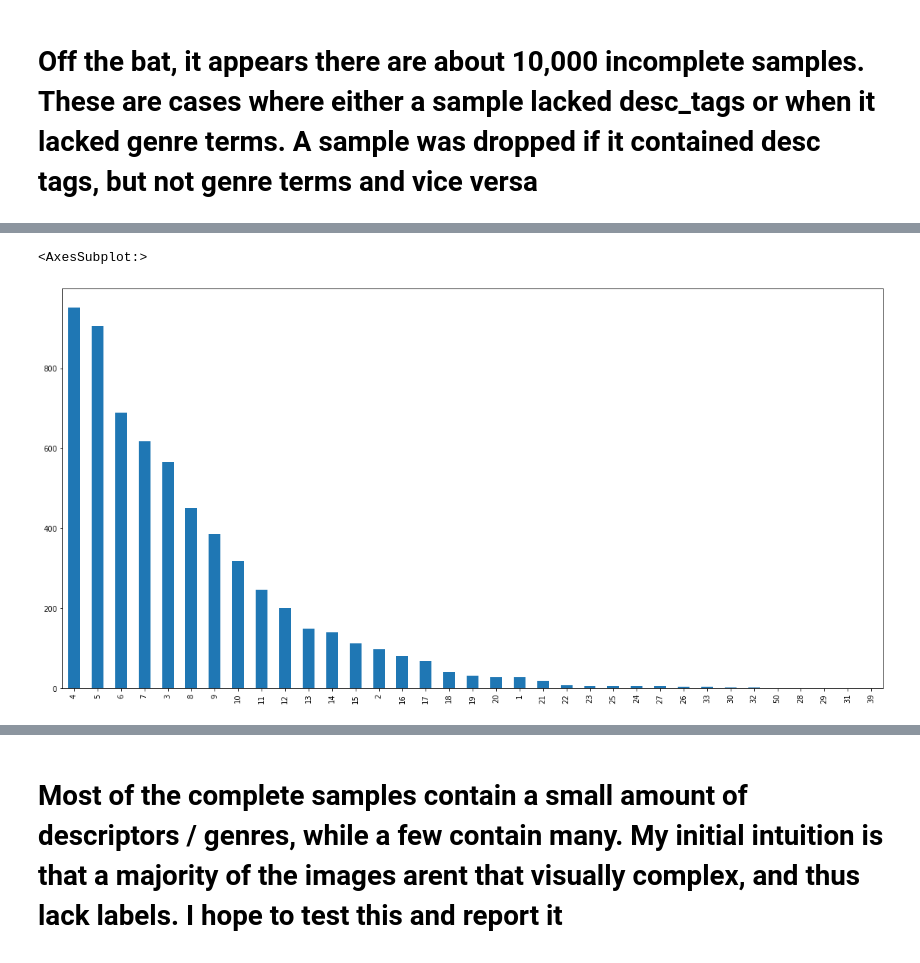
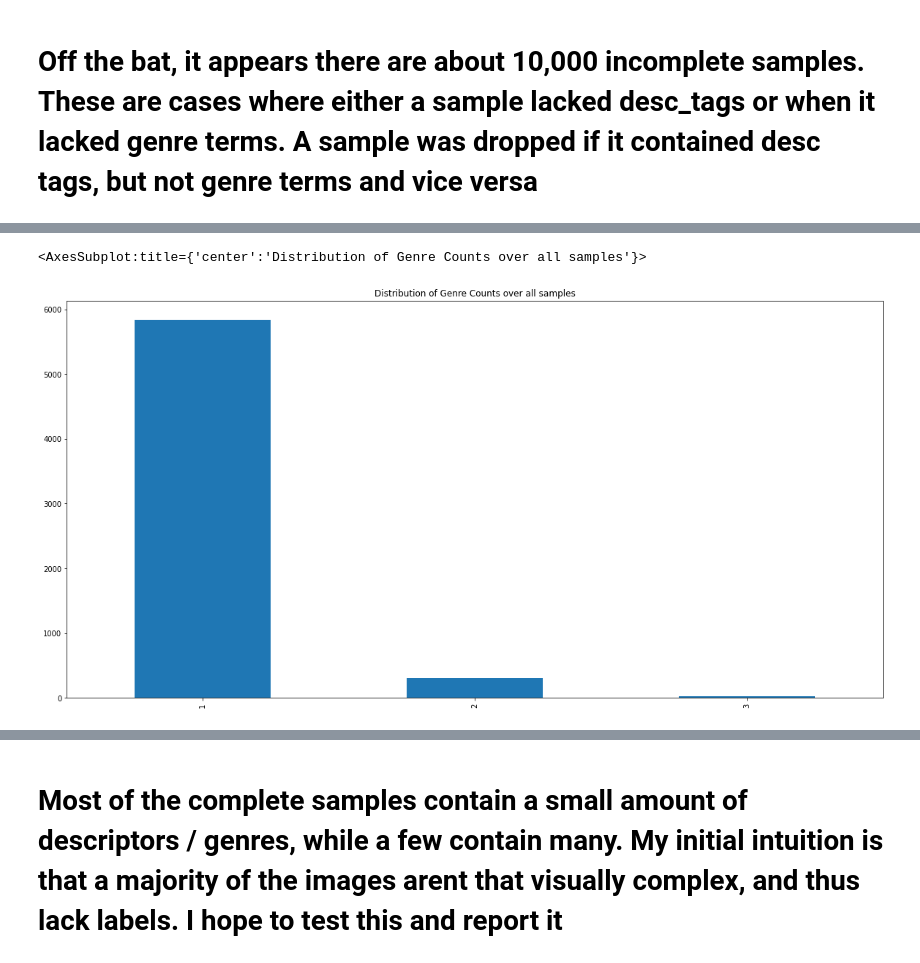
Before and after one commit to KyleCodes/blockprints, a Jupyter notebook: data_exploration.ipynb, the cells around one changed output, grey strips where cells are left out. Saved outputs shown, nothing was run; the diff lists cells and outputs as text; code cells hidden in the pictures.

```diff
--- a/data_exploration.ipynb
+++ b/data_exploration.ipynb
@@ -67,5 +67,7 @@ df['num_genres'].value_counts().plot.bar(figsize = (20, 10))
-# %%
-df['num_descriptors'].value_counts().plot.bar(figsize = (20, 10))
-# %% [output]
-<AxesSubplot:>
-[figure, removed]
+# %%
+# Plot the distribution of number of genres
+
+df['num_genres'].value_counts().plot.bar(figsize = (20, 10), title = 'Distribution of Genre Counts over all samples')
+# %% [output]
+<AxesSubplot:title={'center':'Distribution of Genre Counts over all samples'}>
+[figure, added]
```
Also changed, not shown: parts of 9 cells of this notebook, 1 other file.
